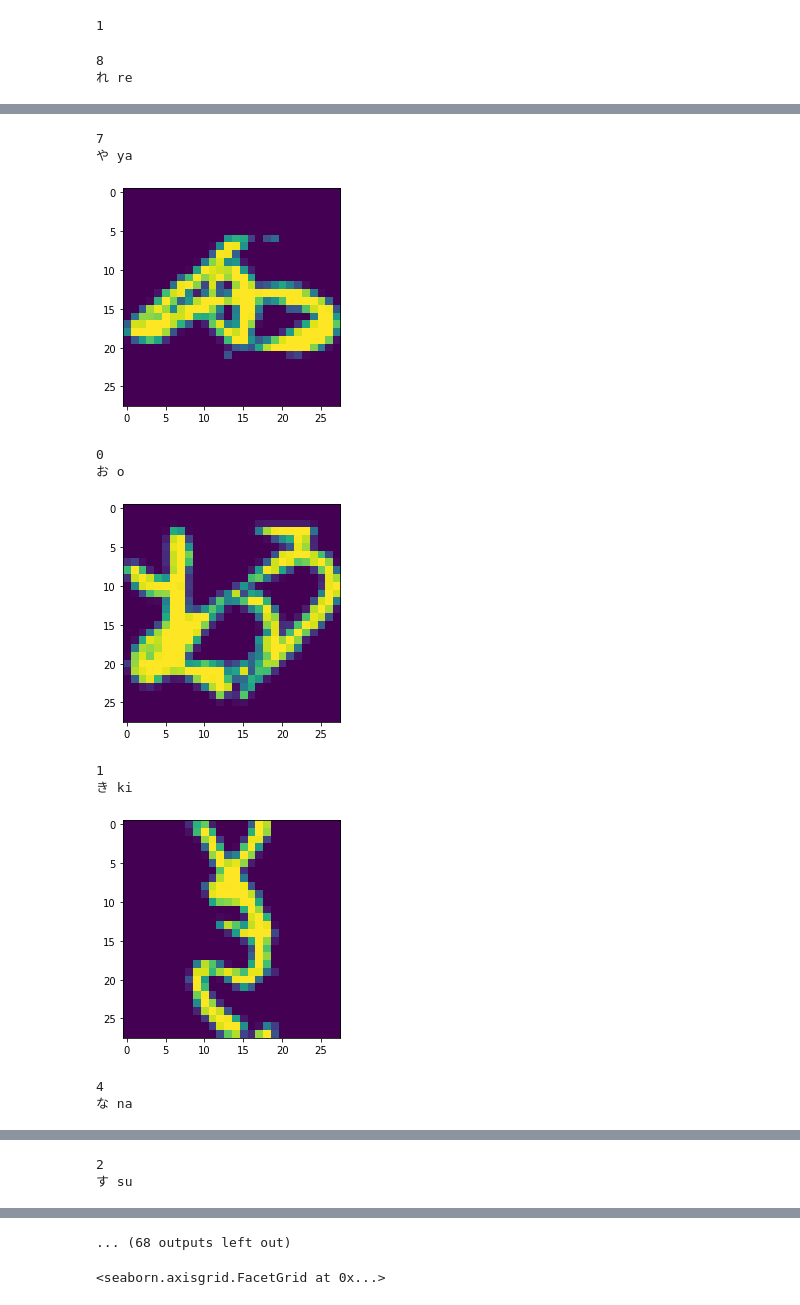
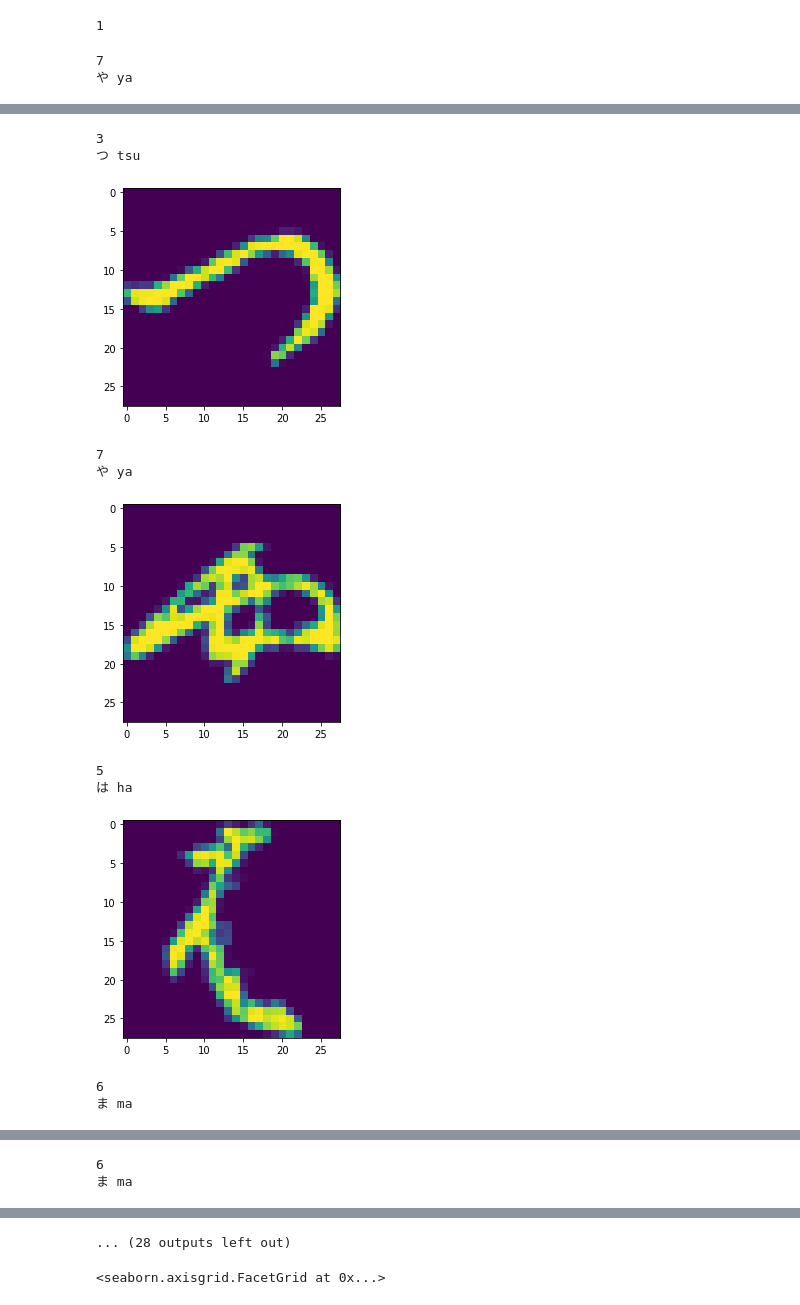
Before and after one commit to franklinhurst/AdvancedDataScience, a Jupyter notebook: Kuzushiji.data_exp.ipynb, the cells around one changed output, grey strips where cells are left out. Drawn from its saved outputs; the diff is of its cells as text; code cells hidden in the pictures.

```diff
--- a/Kuzushiji.data_exp.ipynb
+++ b/Kuzushiji.data_exp.ipynb
@@ -351,7 +349,7 @@ train_labels[3]
 # %% [output]
 1
 # %%
-for i in range(0,40):
+for i in range(20,40):
     print(train_labels[i])
     print(df_classmap.loc[train_labels[i],'char'], df_classmap.loc[train_labels[i],'phonetic'])
     plt.figure()
@@ -360,5 +358,5 @@ for i in range(0,40):
 
     i+=1
 # %% [output]
-8
-れ re
+7
+や ya
@@ -366,11 +364,11 @@ for i in range(0,40):
-7
-や ya
+3
+つ tsu
-[figure, old version]
+[figure, new version]
-0
-お o
+7
+や ya
-[figure, old version]
+[figure, new version]
-1
-き ki
+5
+は ha
-[figure, old version]
+[figure, new version]
-4
-な na
+6
+ま ma
@@ -378,2 +376,2 @@ for i in range(0,40):
-2
-す su
+6
+ま ma
@@ -381,4 +379,4 @@ for i in range(0,40):
-... (68 outputs left out)
+... (28 outputs left out)
 # %%
 # So we now we have verified this data is what we want: namely images of kuzushiji characters
 # which we can view in "unflattned" format (60000, 28, 28) as images and that we can leave in "flattened"
```
Also changed, not shown: parts of 28 cells of this notebook.
